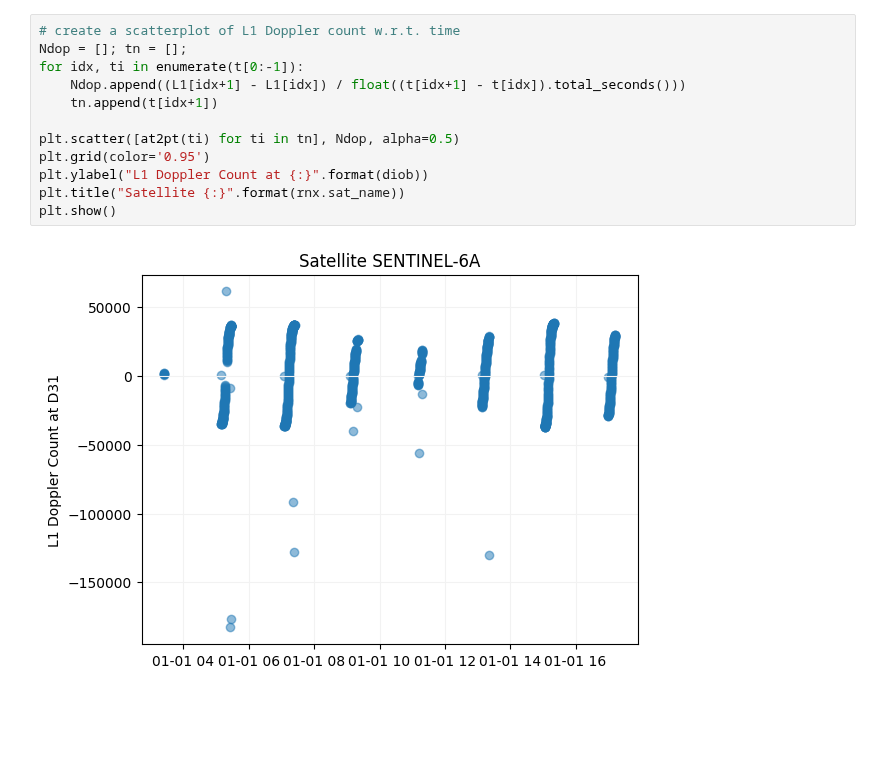
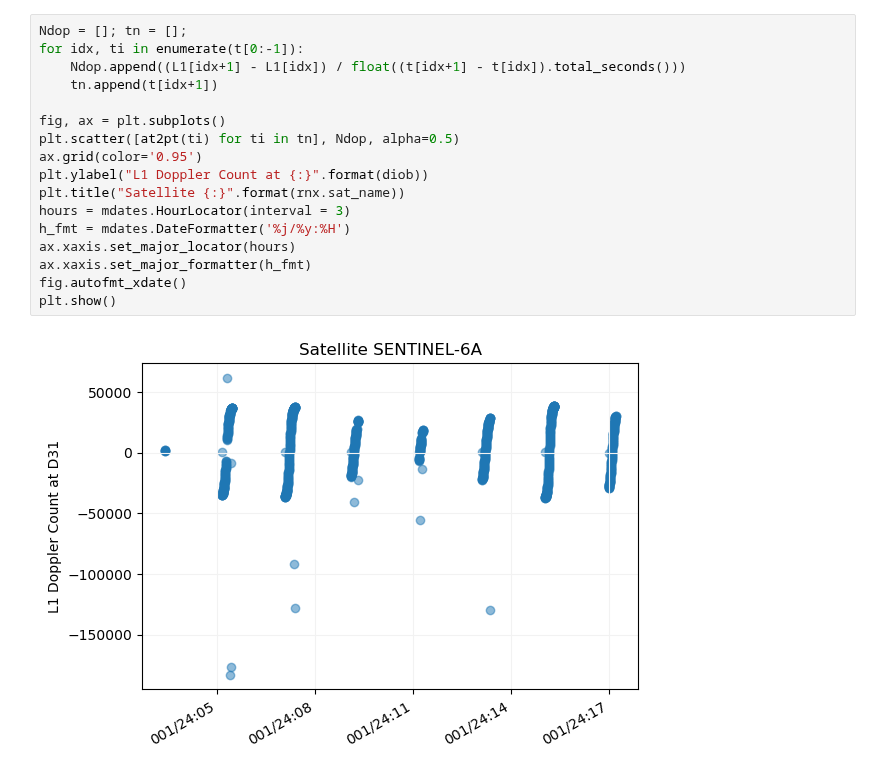
Before and after one commit to DSOlab/AcademicSoftware, a Jupyter notebook: JupiterLab/doris_ex2.ipynb, the cells around one changed output. Drawn from its saved outputs; the diff is of its cells as text; blank space fills up the shorter version.

```diff
--- a/JupiterLab/doris_ex2.ipynb
+++ b/JupiterLab/doris_ex2.ipynb
@@ -56,15 +67,20 @@ plt.show()
 # %%
-# create a scatterplot of L1 Doppler count w.r.t. time
 Ndop = []; tn = [];
 for idx, ti in enumerate(t[0:-1]):
     Ndop.append((L1[idx+1] - L1[idx]) / float((t[idx+1] - t[idx]).total_seconds()))
     tn.append(t[idx+1])
 
+fig, ax = plt.subplots()
 plt.scatter([at2pt(ti) for ti in tn], Ndop, alpha=0.5)
-plt.grid(color='0.95')
+ax.grid(color='0.95')
 plt.ylabel("L1 Doppler Count at {:}".format(diob))
 plt.title("Satellite {:}".format(rnx.sat_name))
+hours = mdates.HourLocator(interval = 3)
+h_fmt = mdates.DateFormatter('%j/%y:%H')
+ax.xaxis.set_major_locator(hours)
+ax.xaxis.set_major_formatter(h_fmt)
+fig.autofmt_xdate()
 plt.show()
 # %% [output]
-[figure, old version]
+[figure, new version]
 # %%
```
Also changed, not shown: parts of 25 cells of this notebook, 5 other files.
